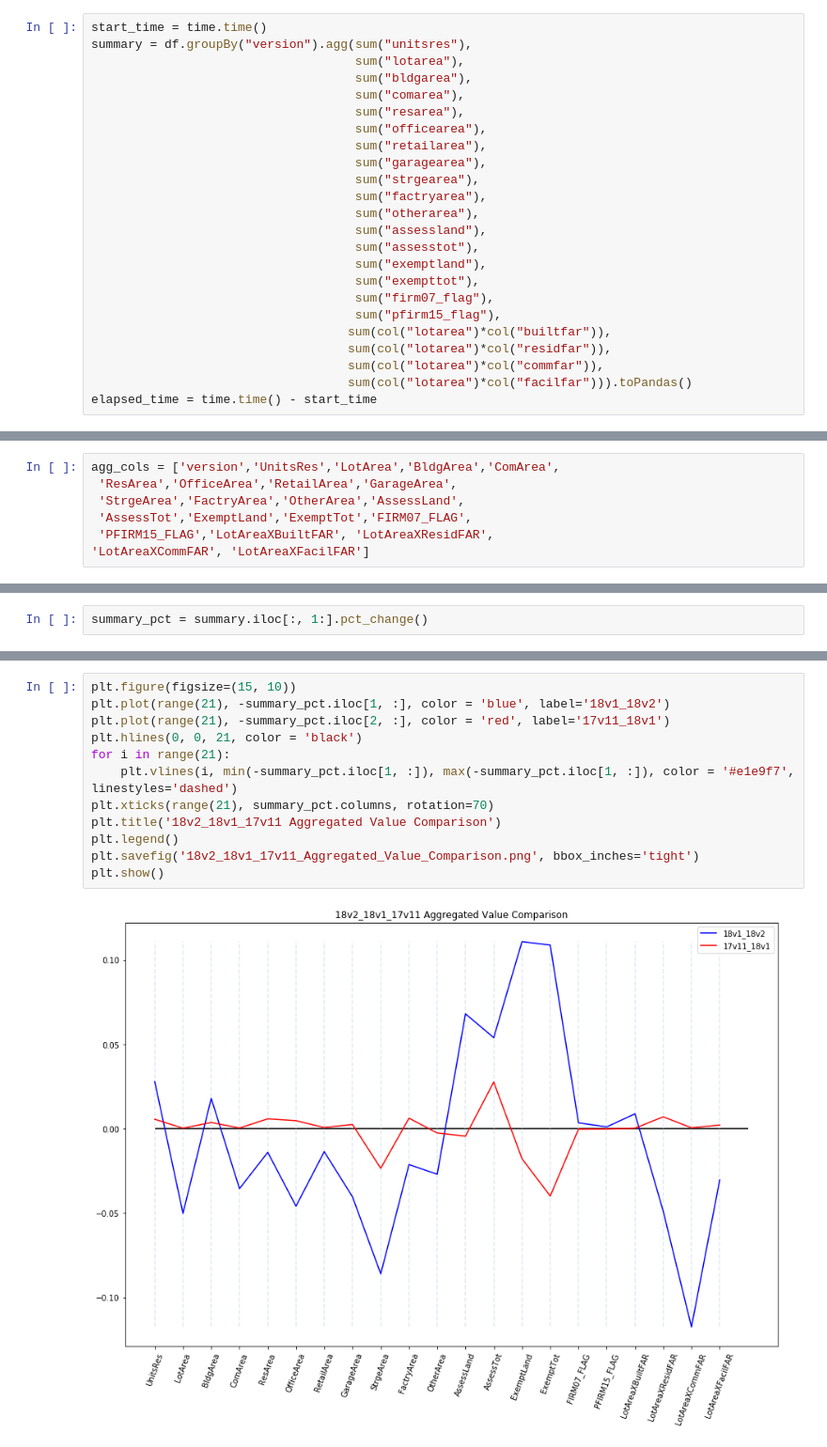
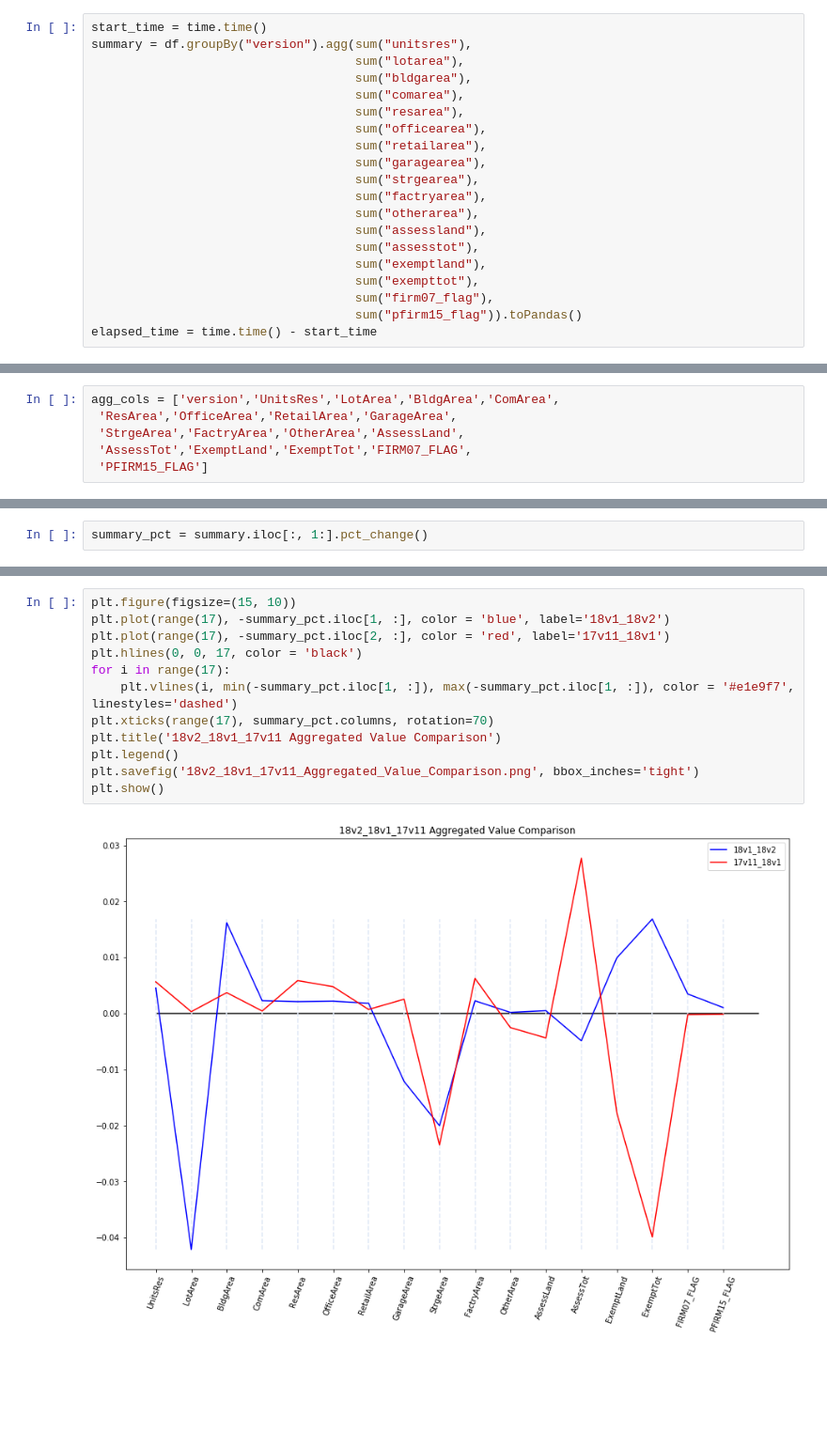
Before and after one commit to NYCPlanning/db-pluto-qaqc, a Jupyter notebook: pluto_aggregate_analysis.ipynb, the cells around one changed output, grey strips where cells are left out. Shown at 94% size. Saved outputs shown, nothing was run; the diff lists cells and outputs as text; blank space fills up the shorter version.

```diff
--- a/pluto_aggregate_analysis.ipynb
+++ b/pluto_aggregate_analysis.ipynb
@@ -42,11 +42,7 @@ summary = df.groupBy("version").agg(sum("unitsres"),
                                     sum("exemptland"),
                                     sum("exempttot"),
                                     sum("firm07_flag"),
-                                    sum("pfirm15_flag"),
-                                   sum(col("lotarea")*col("builtfar")),
-                                   sum(col("lotarea")*col("residfar")),
-                                   sum(col("lotarea")*col("commfar")),
-                                   sum(col("lotarea")*col("facilfar"))).toPandas()
+                                    sum("pfirm15_flag")).toPandas()
 elapsed_time = time.time() - start_time
 # %%
 elapsed_time
@@ -57,8 +53,7 @@ agg_cols = ['version','UnitsRes','LotArea','BldgArea','ComArea',
  'ResArea','OfficeArea','RetailArea','GarageArea',
  'StrgeArea','FactryArea','OtherArea','AssessLand',
  'AssessTot','ExemptLand','ExemptTot','FIRM07_FLAG',
- 'PFIRM15_FLAG','LotAreaXBuiltFAR', 'LotAreaXResidFAR',
-'LotAreaXCommFAR', 'LotAreaXFacilFAR']
+ 'PFIRM15_FLAG']
 # %%
 summary.columns = agg_cols
 # %%
@@ -89,14 +82,14 @@ summary_pct
 # %%
 plt.figure(figsize=(15, 10))
-plt.plot(range(21), -summary_pct.iloc[1, :], color = 'blue', label='18v1_18v2')
-plt.plot(range(21), -summary_pct.iloc[2, :], color = 'red', label='17v11_18v1')
-plt.hlines(0, 0, 21, color = 'black')
-for i in range(21):
+plt.plot(range(17), -summary_pct.iloc[1, :], color = 'blue', label='18v1_18v2')
+plt.plot(range(17), -summary_pct.iloc[2, :], color = 'red', label='17v11_18v1')
+plt.hlines(0, 0, 17, color = 'black')
+for i in range(17):
     plt.vlines(i, min(-summary_pct.iloc[1, :]), max(-summary_pct.iloc[1, :]), color = '#e1e9f7', linestyles='dashed')
-plt.xticks(range(21), summary_pct.columns, rotation=70)
+plt.xticks(range(17), summary_pct.columns, rotation=70)
 plt.title('18v2_18v1_17v11 Aggregated Value Comparison')
 plt.legend()
 plt.savefig('18v2_18v1_17v11_Aggregated_Value_Comparison.png', bbox_inches='tight')
 plt.show()
 # %% [output]
-[figure, old version]
+[figure, new version]
```
Also changed, not shown: parts of 3 cells of this notebook.
